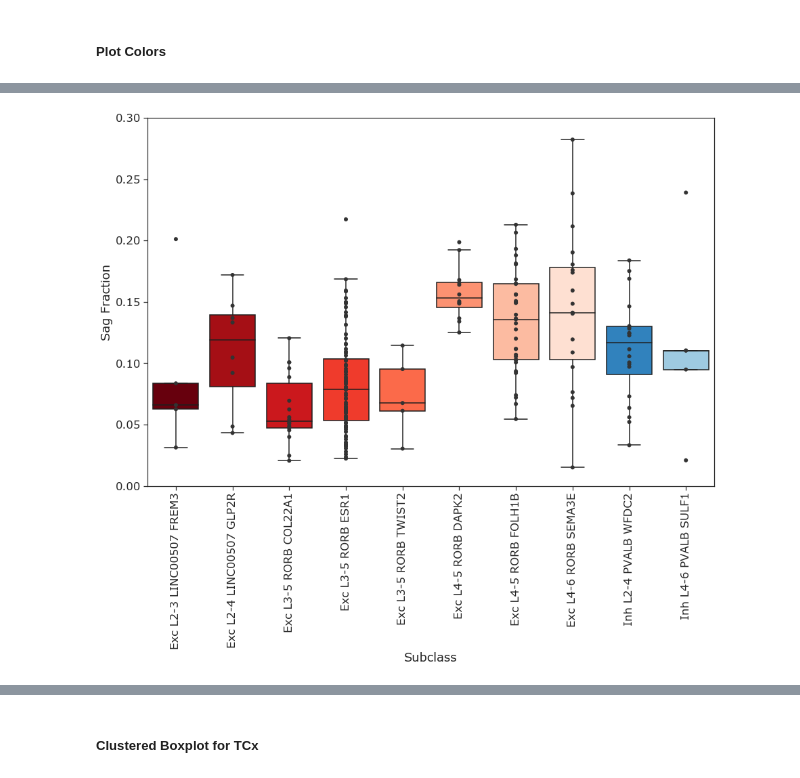
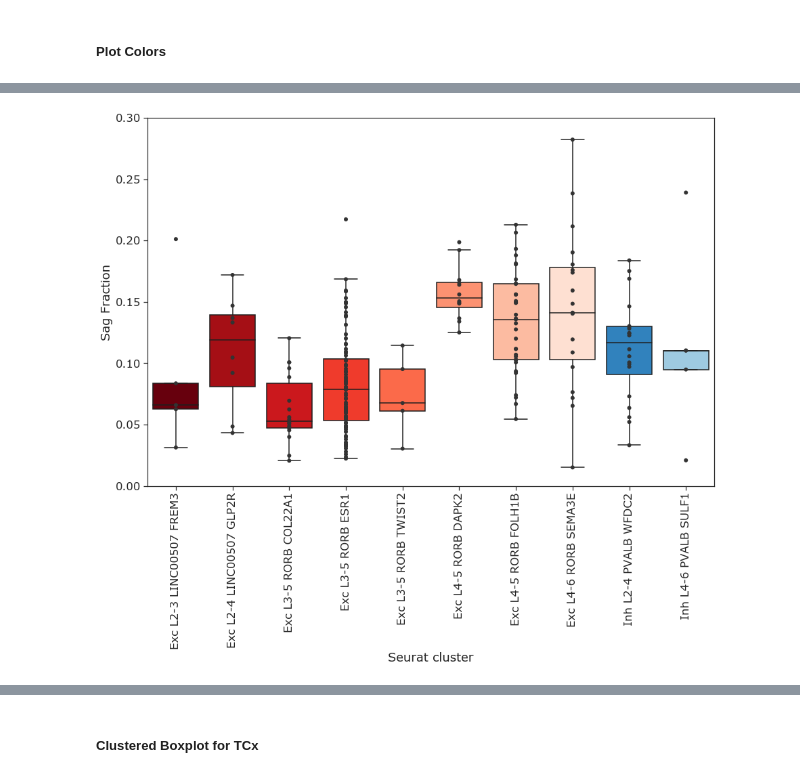
Before and after one commit to ramr24/Personal, a Jupyter notebook: human_l4_project/human_l4_TCx.ipynb, the cells around one changed output, grey strips where cells are left out. Cells and saved outputs as stored; diff of their text form; code cells hidden in the pictures.

```diff
--- a/human_l4_project/human_l4_TCx.ipynb
+++ b/human_l4_project/human_l4_TCx.ipynb
@@ -204,15 +204,15 @@ plt.savefig(plot_path + "tcx_seurat_ir.jpeg", bbox_inches="tight")
 # %%
 f, axes = plt.subplots(figsize=(15, 10))
 ax = sns.boxplot(x="seurat_cluster_label", y="Sag Fraction", data=merged, order=seurat_sorted_list, showfliers=False,
             palette=exc_inh_colors, saturation=1)
 ax = sns.stripplot(x="seurat_cluster_label", y="Sag Fraction", data=merged, order=seurat_sorted_list,
               color="0.2", size=6, jitter=False)
 ax.set(ylim=(0, 0.3))
-ax.set_xlabel("Subclass")
+ax.set_xlabel("Seurat cluster")
 plt.xticks(rotation=90)
 plt.savefig(plot_path + "tcx_seurat_sf.jpeg", bbox_inches="tight")
 # %% [output]
-[figure, old version]
+[figure, new version]
 # %%
 f, axes = plt.subplots(figsize=(15, 10))
 ax = sns.boxplot(x="seurat_cluster_label", y="F-I Curve", data=merged, order=seurat_sorted_list, showfliers=False,
```
Also changed, not shown: parts of 7 cells of this notebook, 8 other files.
